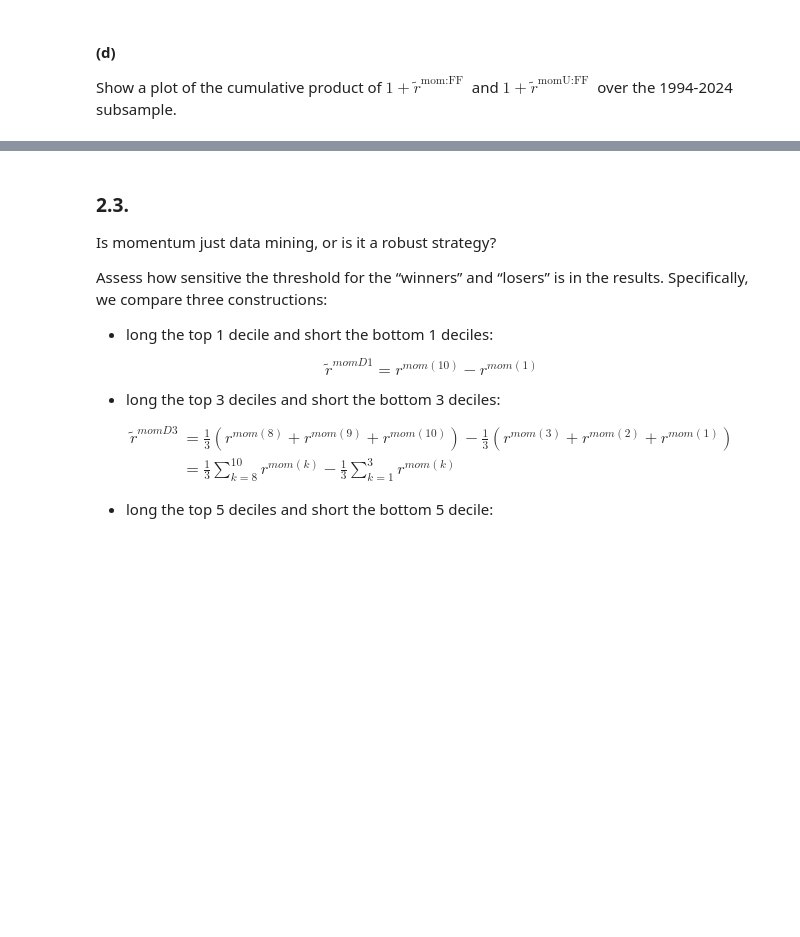
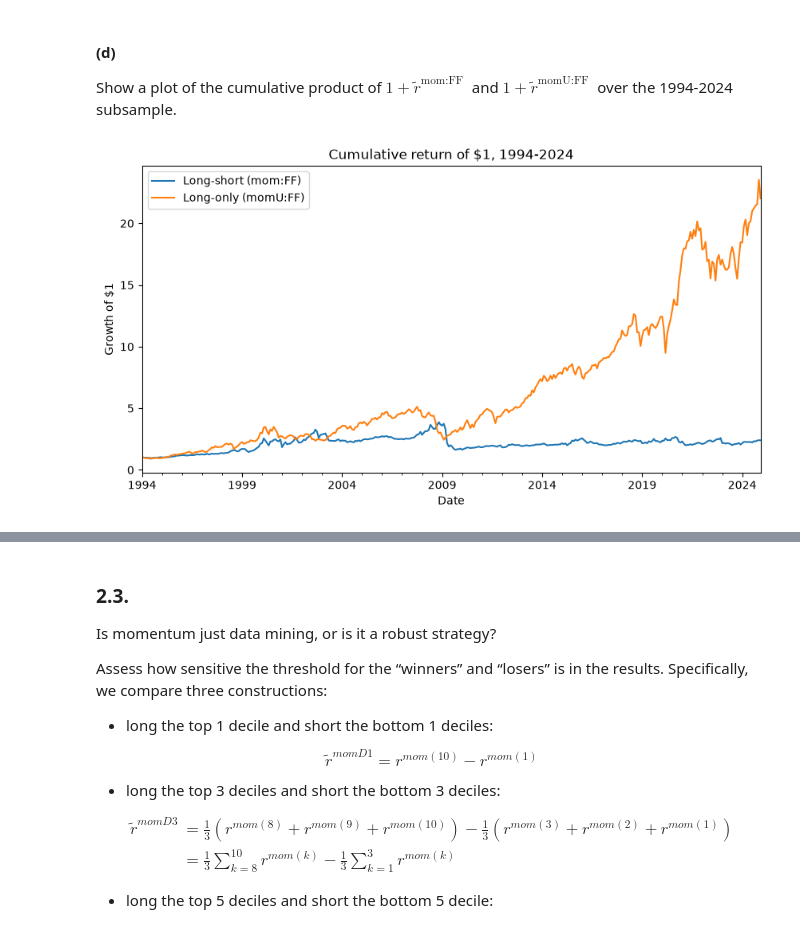
Before and after one commit to hannahkong1/portfolio_hw6, a Jupyter notebook: momentum.ipynb, the cells around one changed output, grey strips where cells are left out. Saved outputs shown, nothing was run; the diff lists cells and outputs as text; code cells hidden in the pictures; blank space fills up the shorter version.

```diff
--- a/momentum.ipynb
+++ b/momentum.ipynb
@@ -137,3 +137,18 @@ $$
 \end{aligned}
 \end{equation*}
 $$
+# %%
+#size_sorts (total returns): stocks split into piles by size (small or big company)
+# and by momentum (losers, middle, winners)
+# add the size-sorted portfolios and risk-free rate to the table, keep 1994-2024
+df2 = df.join(size_sorts).join(risk_free).loc['1994':'2024']
+
+# long-only momentum: half big winners + half small winners, minus risk-free
+df2['momU_FF'] = 0.5 * (df2['BIG HiPRIOR'] + df2['SMALL HiPRIOR']) - df2['RF']
+
+table2 = pd.DataFrame({
+    'Long-and-short (mom:FF)': summary_stats(df2['UMD'],     df2['MKT'], df2['HML']),
+    'Long-only (momU:FF)':     summary_stats(df2['momU_FF'], df2['MKT'], df2['HML']),
+}).T
+
+table2.round(4)
@@ -146,3 +169,14 @@ Is long-only momentum as diversifying as long-short momentum with respect to mar
 # %% [markdown]
 #### (d)
 Show a plot of the cumulative product of $1+\tilde{r}^{\text {mom:FF }}$ and $1+\tilde{r}^{\text {momU:FF }}$ over the 1994-2024 subsample.
+# %%
+import matplotlib.pyplot as plt
+
+cum = (1 + df2[['UMD', 'momU_FF']]).cumprod()
+cum.columns = ['Long-short (mom:FF)', 'Long-only (momU:FF)']
+
+cum.plot(figsize=(10, 5), title='Cumulative return of $1, 1994-2024')
+plt.ylabel('Growth of $1')
+plt.show()
+# %% [output]
+[figure, added]
```
Also changed, not shown: parts of 4 cells of this notebook.
